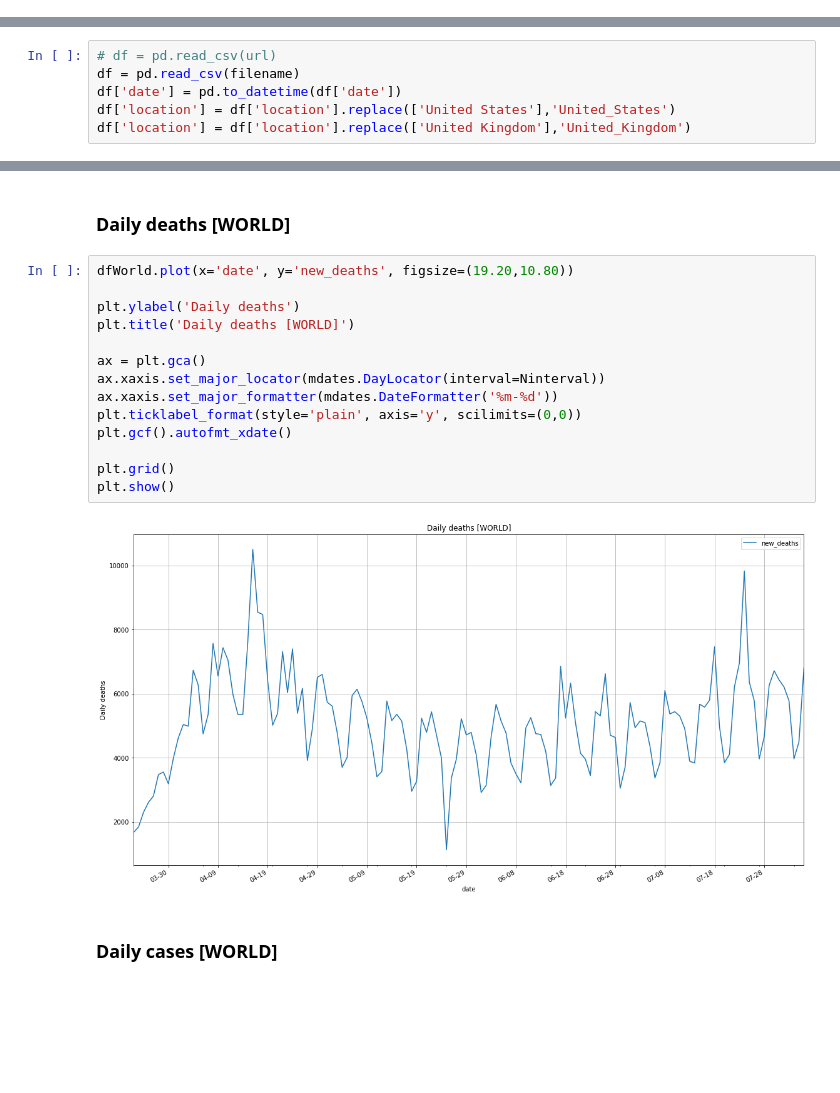
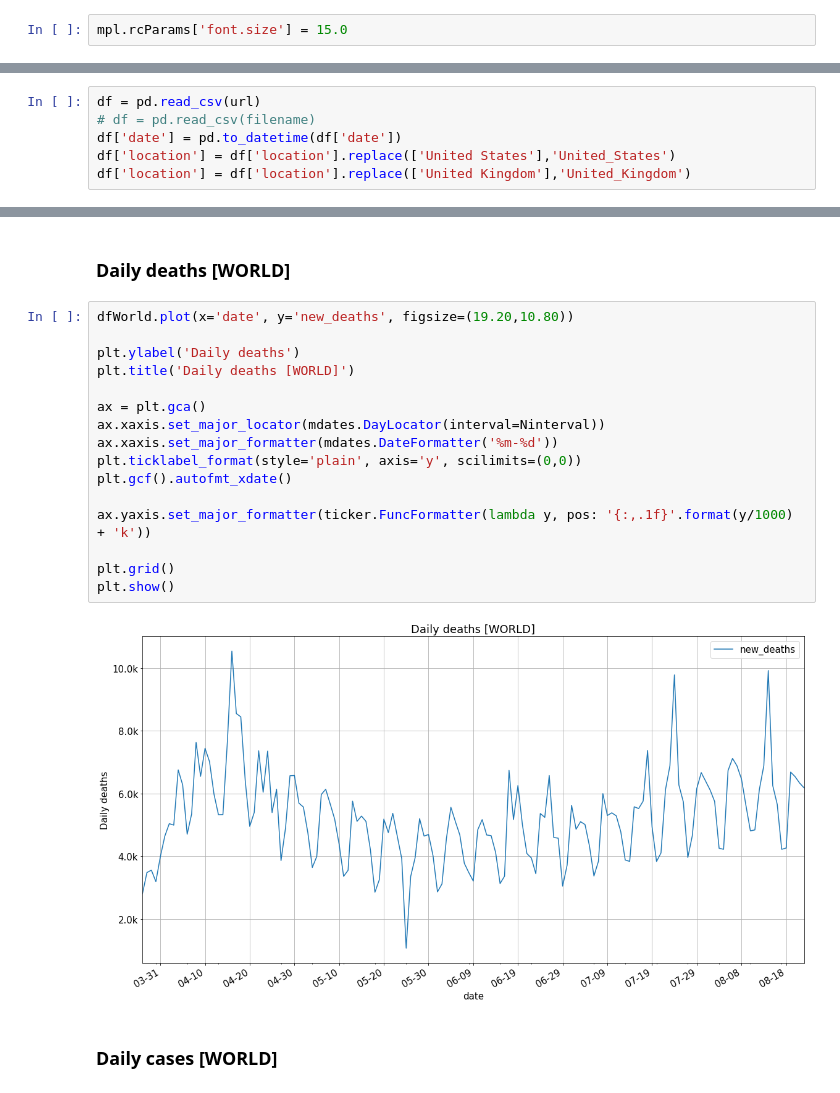
Before and after one commit to davimercatelli/Covid-19-Data, a Jupyter notebook: ARIMA_Forecast_Uncomplete.ipynb, the cells around one changed output, grey strips where cells are left out. Saved outputs shown, nothing was run; the diff lists cells and outputs as text; blank space fills up the shorter version.

```diff
--- a/ARIMA_Forecast_Uncomplete.ipynb
+++ b/ARIMA_Forecast_Uncomplete.ipynb
@@ -16,6 +17,8 @@ import matplotlib.dates as mdates
 import matplotlib.ticker as ticker
 
 from sklearn.preprocessing import MinMaxScaler
+# %%
+mpl.rcParams['font.size'] = 15.0
 # %%
 pd.set_option("display.precision", 5)
 pd.set_option('display.max_rows', 15)
@@ -34,6 +37,6 @@ filename = '/home/davi/Documents/Python/Covid-19-Data/owid-covid-data.csv'
 # %%
-# df = pd.read_csv(url)
-df = pd.read_csv(filename)
+df = pd.read_csv(url)
+# df = pd.read_csv(filename)
 df['date'] = pd.to_datetime(df['date'])
 df['location'] = df['location'].replace(['United States'],'United_States')
 df['location'] = df['location'].replace(['United Kingdom'],'United_Kingdom')
@@ -101,19 +107,21 @@ plt.show()
 # %%
 dfWorld.plot(x='date', y='new_deaths', figsize=(19.20,10.80))
 
 plt.ylabel('Daily deaths')
 plt.title('Daily deaths [WORLD]')
 
 ax = plt.gca()
 ax.xaxis.set_major_locator(mdates.DayLocator(interval=Ninterval))
 ax.xaxis.set_major_formatter(mdates.DateFormatter('%m-%d'))
 plt.ticklabel_format(style='plain', axis='y', scilimits=(0,0))
 plt.gcf().autofmt_xdate()
 
+ax.yaxis.set_major_formatter(ticker.FuncFormatter(lambda y, pos: '{:,.1f}'.format(y/1000) + 'k'))
+
 plt.grid()
 plt.show()
 # %% [output]
-[figure, old version]
+[figure, new version]
 # %% [markdown]
 ### Daily cases [WORLD]
 # %%
```
Also changed, not shown: parts of 82 cells of this notebook.
